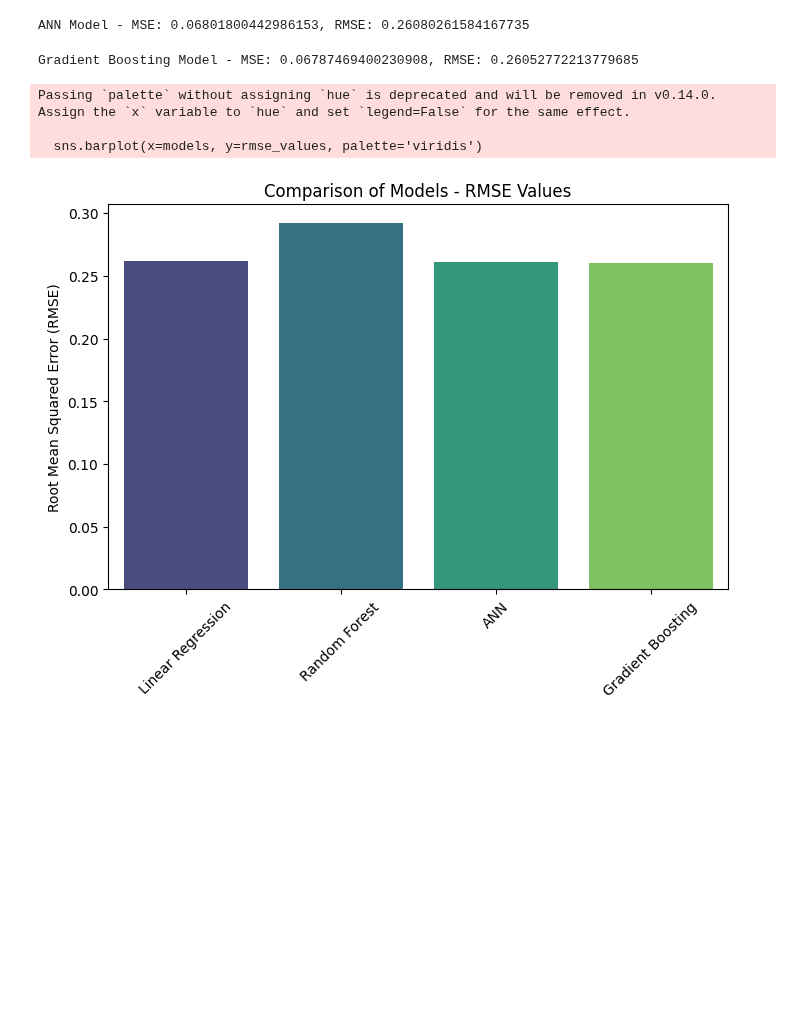
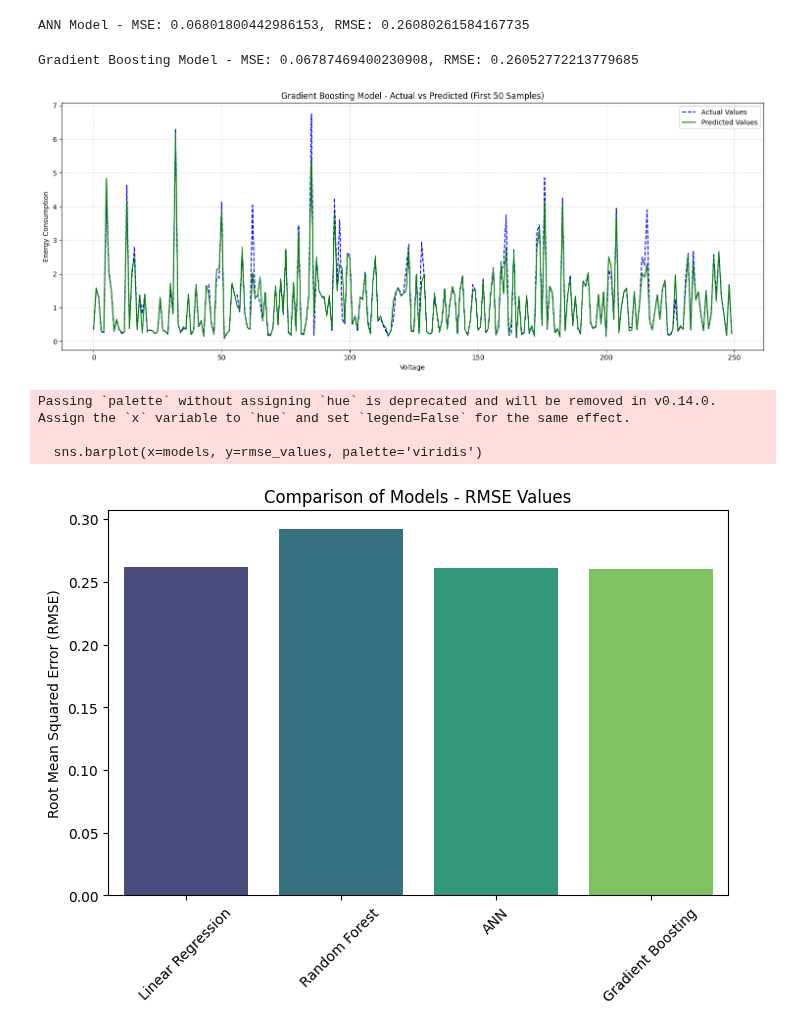
Before and after one commit to Narenderreddyranabothu/DataScience-Project, a Jupyter notebook: P_and_O_of_smart_grids.ipynb, the cells around one changed output. Saved outputs shown, nothing was run; the diff lists cells and outputs as text; code cells hidden in the pictures; blank space fills up the shorter version.

```diff
--- a/P_and_O_of_smart_grids.ipynb
+++ b/P_and_O_of_smart_grids.ipynb
@@ -152,6 +152,22 @@ rmse_gb = np.sqrt(mse_gb)
 print(f"Gradient Boosting Model - MSE: {mse_gb}, RMSE: {rmse_gb}")
 # %% [output]
 Gradient Boosting Model - MSE: 0.06787469400230908, RMSE: 0.26052772213779685
+# %%
+plt.figure(figsize=(15, 6))
+
+# Plot only the first 50 samples
+plt.plot(y_test.values[:250], label='Actual Values', color='blue', linestyle='--')
+plt.plot(y_pred_gb[:250], label='Predicted Values', color='green')
+
+plt.xlabel('Voltage')
+plt.ylabel('Energy Consumption')
+plt.title('Gradient Boosting Model - Actual vs Predicted (First 50 Samples)')
+plt.legend()
+plt.grid(True, linestyle='--', alpha=0.5)
+plt.tight_layout()
+plt.show()
+# %% [output]
+[figure, added]
 # %%
 # Compare all model performances
 models = ['Linear Regression', 'Random Forest', 'ANN', 'Gradient Boosting']
```
